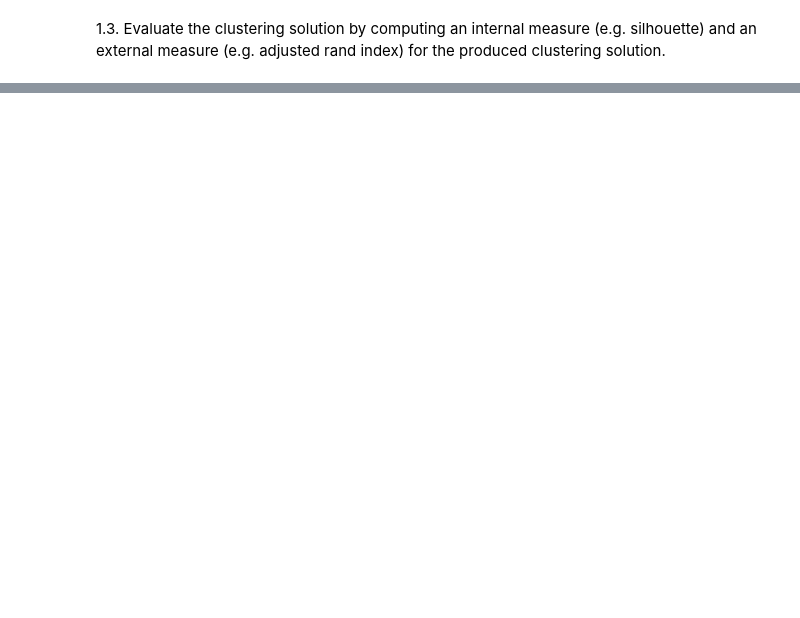
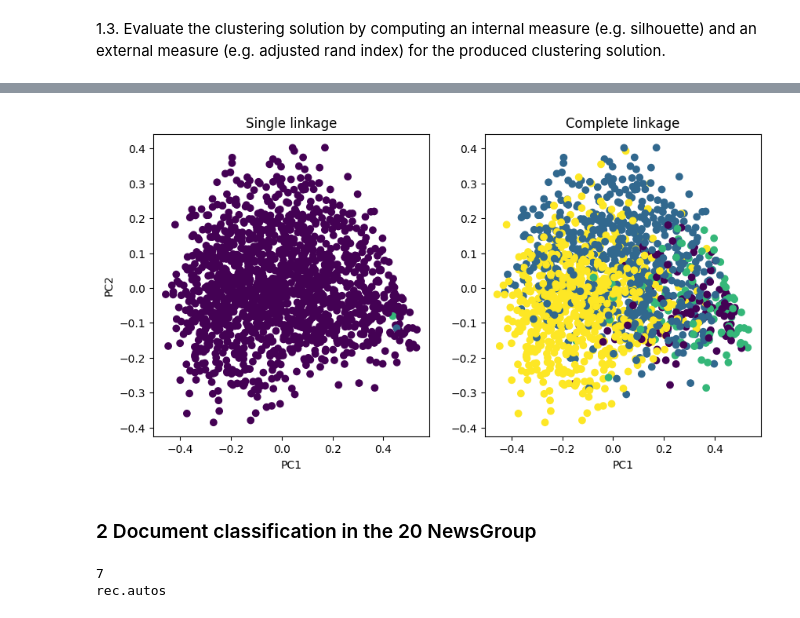
Before and after one commit to danieleavolio/Information-Processing-and-Retrieval, a Jupyter notebook: Labs/Lab4/lab4.ipynb, the cells around one changed output, grey strips where cells are left out. Drawn from its saved outputs; the diff is of its cells as text; code cells hidden in the pictures; blank space fills up the shorter version.

```diff
--- a/Labs/Lab4/lab4.ipynb
+++ b/Labs/Lab4/lab4.ipynb
@@ -68,14 +71,13 @@ print(set(clustering.labels_))
 Try to parameterize the number of clusters and the linkage method.
 # %%
 
-n_clusters = 20
+n_clusters = len(categories)
 # choose the best number for n_clusters
-single = AgglomerativeClustering(linkage='average', n_clusters=n_clusters, metric='cosine').fit(X.toarray())
-
-complete = AgglomerativeClustering(linkage='average', n_clusters=n_clusters, metric='cosine').fit(X.toarray())
+single = AgglomerativeClustering(linkage='single', n_clusters=n_clusters, metric='cosine').fit(X.toarray())
+complete = AgglomerativeClustering(linkage='complete', n_clusters=n_clusters, metric='cosine').fit(X.toarray())
 # %%
-single_labels = single.fit_predict(X.toarray())
-complete_labels = complete.fit_predict(X.toarray())
+single_labels = single.labels_
+complete_labels = complete.labels_
 # %%
 print(single_labels)
 print(complete_labels)
@@ -128,0 +136,25 @@ Adjusted Rand score for complete linkage: 0.015177362174200237
+# %%
+from sklearn.decomposition import PCA
+
+pca = PCA(n_components=2)
+new_X = pca.fit_transform(X.toarray())
+# %%
+plt.figure(figsize=(10, 5))
+
+# Plotting PCA
+plt.subplot(1, 2, 1)
+plt.scatter(new_X[:, 0], new_X[:, 1], c=single_labels, cmap='viridis')
+plt.title('Single linkage')
+plt.xlabel('PC1')
+plt.ylabel('PC2')
+
+plt.subplot(1, 2, 2)
+plt.scatter(new_X[:, 0], new_X[:, 1], c=complete_labels, cmap='viridis')
+plt.title('Complete linkage')
+plt.xlabel('PC1')
+
+plt.show()
+# %% [output]
+[figure, added]
+# %% [markdown]
+### 2 Document classification in the 20 NewsGroup
@@ -128,0 +173,7 @@ Adjusted Rand score for complete linkage: 0.015177362174200237
+# %%
+# Print the label numeric and the label name
+print(train.target[0])
+print(train.target_names[train.target[0]])
+# %% [output]
+7
+rec.autos
```
Also changed, not shown: parts of 22 cells of this notebook, 4 other files.
